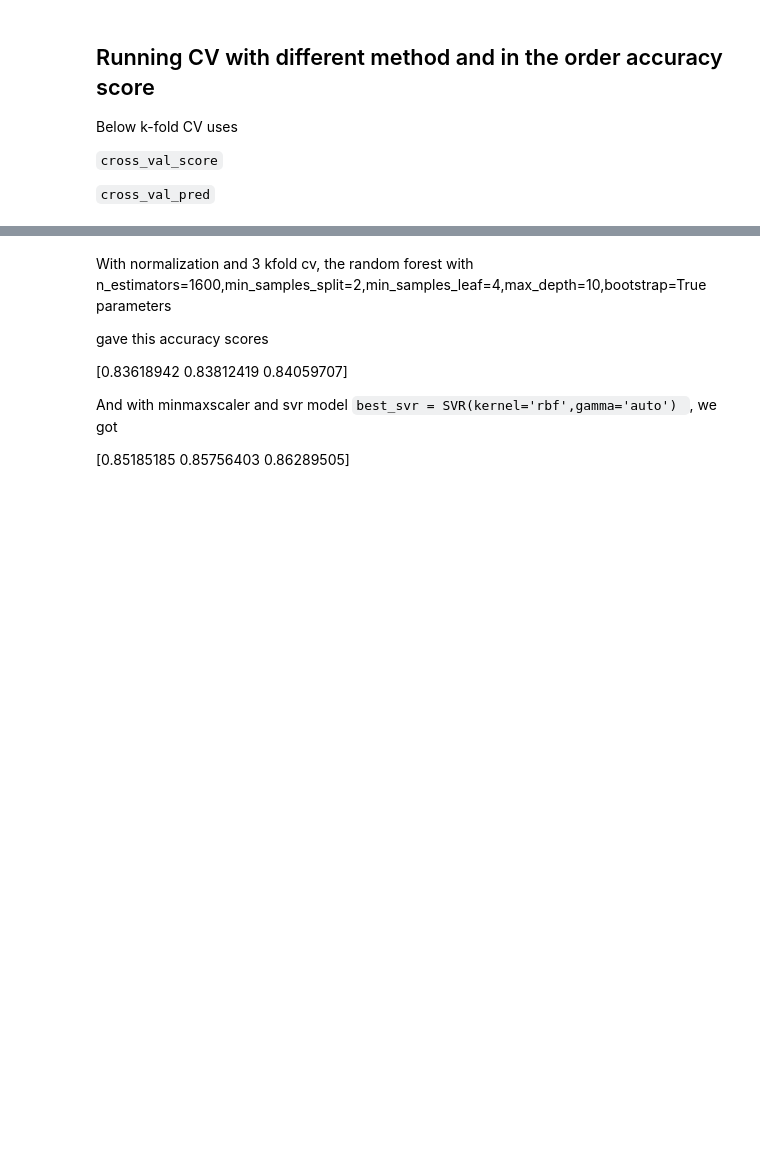
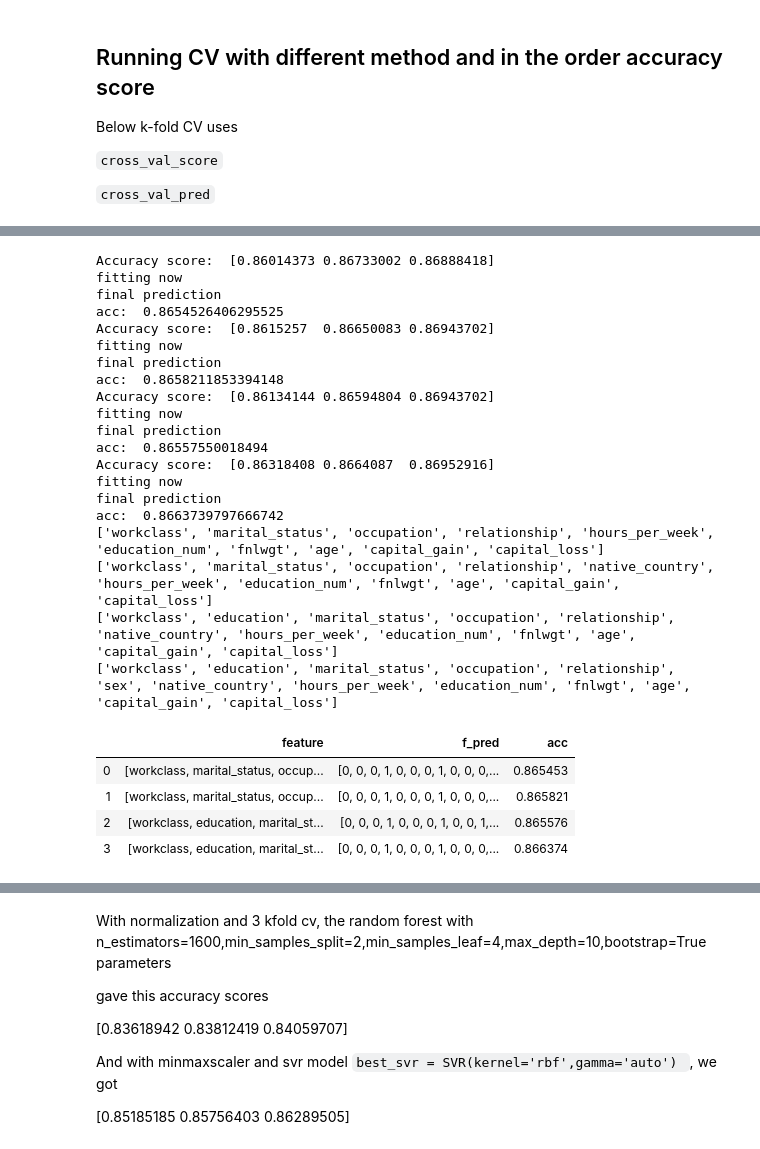
Before and after one commit to tech3371/ml_class, a Jupyter notebook: csci-5622-problem-set-4-2020-spring/HW-4-TenzinChoedon.ipynb, the cells around one changed output, grey strips where cells are left out. Cells and saved outputs as stored; diff of their text form; code cells hidden in the pictures; blank space fills up the shorter version.

```diff
--- a/csci-5622-problem-set-4-2020-spring/HW-4-TenzinChoedon.ipynb
+++ b/csci-5622-problem-set-4-2020-spring/HW-4-TenzinChoedon.ipynb
@@ -326,0 +387,3 @@ compare(gdb_pred)
+# %%
+for i in data_info.f_pred:
+    print(compare(i))
@@ -337,2 +412,60 @@ acc:  0.867172501793784
+# %%
+feature = list(final_train.columns)
+acc = []
+f_pred = []
+feat = []
+for i in range(10,14):
+    # run RFE
+    selector = RFE(gradient, i, step=1)
+    selector = selector.fit(final_train, df_label.values.ravel())
+
+    rank = selector.ranking_
+
+    # selected those top tank features
+    f_feature = []
+    for r,f in zip(rank,feature):
+        if(r == 1):
+            f_feature.append(f)
+    feat.append(f_feature)
+    # train model on new selected features
+    adaboost = ensemble.AdaBoostClassifier(n_estimators=200,learning_rate= 1)
+
+    ada_score,ada_pred = clf.kfold_cw(adaboost,final_train[f_feature],df_label,final_test[f_feature],3)
+    acc.append(ada_score)
+    f_pred.append(ada_pred)
+
+data_info = pd.DataFrame()
+data_info['feature'] = feat
+data_info['f_pred'] = f_pred
+data_info['acc'] = acc
+for f in data_info.feature:
+    print(f)
+data_info
+# %% [output]
+Accuracy score:  [0.86014373 0.86733002 0.86888418]
+fitting now
+final prediction
+acc:  0.8654526406295525
+Accuracy score:  [0.8615257  0.86650083 0.86943702]
+fitting now
+final prediction
+acc:  0.8658211853394148
+Accuracy score:  [0.86134144 0.86594804 0.86943702]
+fitting now
+final prediction
+acc:  0.86557550018494
+Accuracy score:  [0.86318408 0.8664087  0.86952916]
+fitting now
+final prediction
+acc:  0.8663739797666742
+['workclass', 'marital_status', 'occupation', 'relationship', 'hours_per_week', 'education_num', 'fnlwgt', 'age', 'capital_gain', 'capital_loss']
+['workclass', 'marital_status', 'occupation', 'relationship', 'native_country', 'hours_per_week', 'education_num', 'fnlwgt', 'age', 'capital_gain', 'capital_loss']
+['workclass', 'education', 'marital_status', 'occupation', 'relationship', 'native_country', 'hours_per_week', 'education_num', 'fnlwgt', 'age', 'capital_gain', 'capital_loss']
+['workclass', 'education', 'marital_status', 'occupation', 'relationship', 'sex', 'native_country', 'hours_per_week', 'education_num', 'fnlwgt', 'age', 'capital_gain', 'capital_loss']
+|  | feature | f_pred | acc |
+| 0 | [workclass, marital_status, occup... | [0, 0, 0, 1, 0, 0, 0, 1, 0, 0, 0,... | 0.865453 |
+| 1 | [workclass, marital_status, occup... | [0, 0, 0, 1, 0, 0, 0, 1, 0, 0, 0,... | 0.865821 |
+| 2 | [workclass, education, marital_st... | [0, 0, 0, 1, 0, 0, 0, 1, 0, 0, 1,... | 0.865576 |
+| 3 | [workclass, education, marital_st... | [0, 0, 0, 1, 0, 0, 0, 1, 0, 0, 0,... | 0.866374 |
 # %%
 compare(ada_pred)
```
Also changed, not shown: parts of 24 cells of this notebook, 3 other files.
